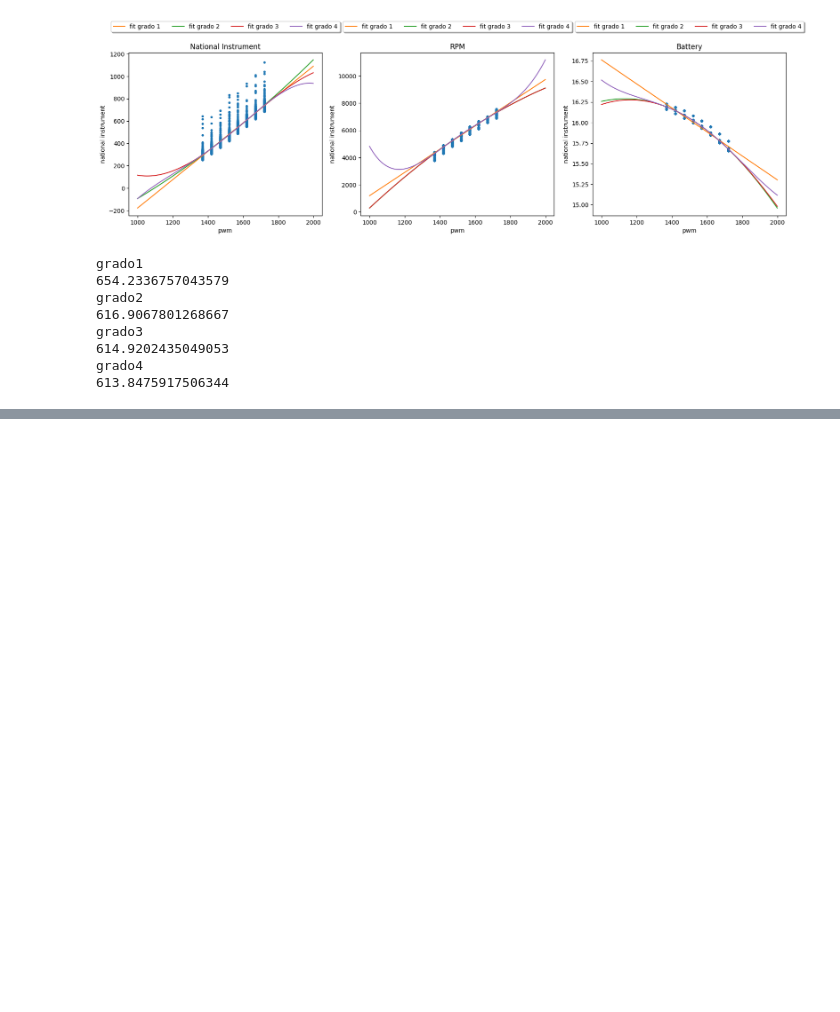
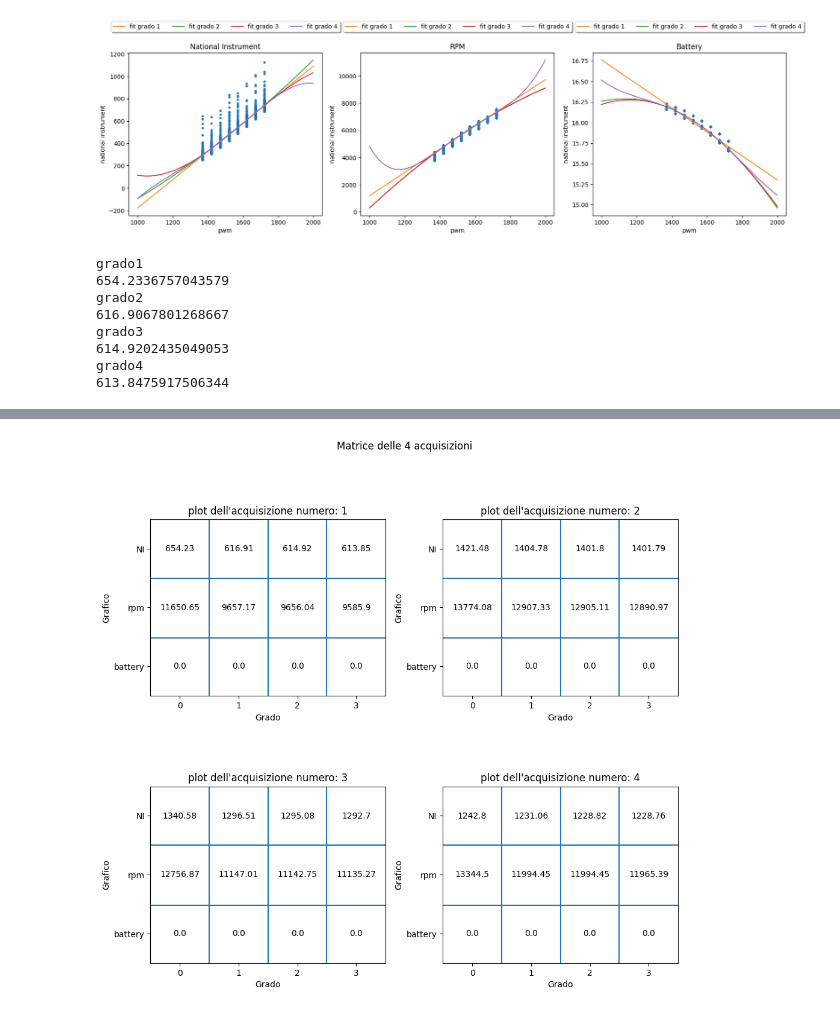
Before and after one commit to Simone-Scalella/Manutenzione_preventiva, a Jupyter notebook: analisi.ipynb, the cells around one changed output, grey strips where cells are left out. Saved outputs shown, nothing was run; the diff lists cells and outputs as text; code cells hidden in the pictures; blank space fills up the shorter version.

```diff
--- a/analisi.ipynb
+++ b/analisi.ipynb
@@ -278,0 +283,18 @@ grado4
+# %%
+# Andiamo a calcolare le metriche per ogni grafico
+
+result = []
+
+matrici = [np.zeros([int(3),int(4)]),np.zeros([int(3),int(4)]),np.zeros([int(3),int(4)]),np.zeros([int(3),int(4)])]
+
+for sing_acqui in range(len(all_data_grid)):
+    for a in range(len(all_data_grid[sing_acqui])):
+        y_pred = all_data_grid[sing_acqui][a].data_matrix[0]
+        for fit,g in zip(fit_result[sing_acqui][a],range(len(fit_result[1][0]))):
+            y_true = 0
+            for i in range(len(fit)):
+                y_true += fit[i]*all_data_grid[sing_acqui][a].data_matrix[1][:,0]**i
+            print('grado' + str(g+1))
+            print(mean_squared_error(y_true, y_pred[:,0]))
+            matrici[sing_acqui][a,g] = mean_squared_error(y_true, y_pred[:,0])
+    print('fine acquisizione')
@@ -278,0 +319,31 @@ grado4
+# %%
+fig, ((ax1, ax2), (ax3, ax4)) = plt.subplots(2,2)
+fig.suptitle('Matrice delle 4 acquisizioni')
+fig.tight_layout(pad=1.3)
+label = ['NI','rpm','battery']
+
+for a,axs in zip(range(len(matrici)),[ax1, ax2, ax3, ax4]):
+
+
+    image = axs.imshow(np.full((3, 4, 3),
+                        255, dtype = np.uint16))
+
+    axs.set_xlabel("Grado")
+    axs.set_ylabel("Grafico")
+    axs.set_title("plot dell'acquisizione numero: {}".format(a+1, 's'))
+    axs.xaxis.set_ticks(np.arange(0, 4, 1))
+    axs.yaxis.set_ticks(np.arange(0, 3, 1),label)
+    axs.axhline(0.5)
+    axs.axhline(1.52)
+    axs.axvline(0.5)
+    axs.axvline(1.5)
+    axs.axvline(2.5)
+
+    fig.set_size_inches(10,10)
+
+    for i in range(0,matrici[a].shape[0]):
+        for j in range(0,matrici[a].shape[1]):
+            c = np.round(matrici[a][i,j],decimals=2)
+            axs.text(j, i, str(c), va='center', ha='center')
+# %% [output]
+[figure, added]
```
Also changed, not shown: parts of 2 cells of this notebook, 1 other file.
